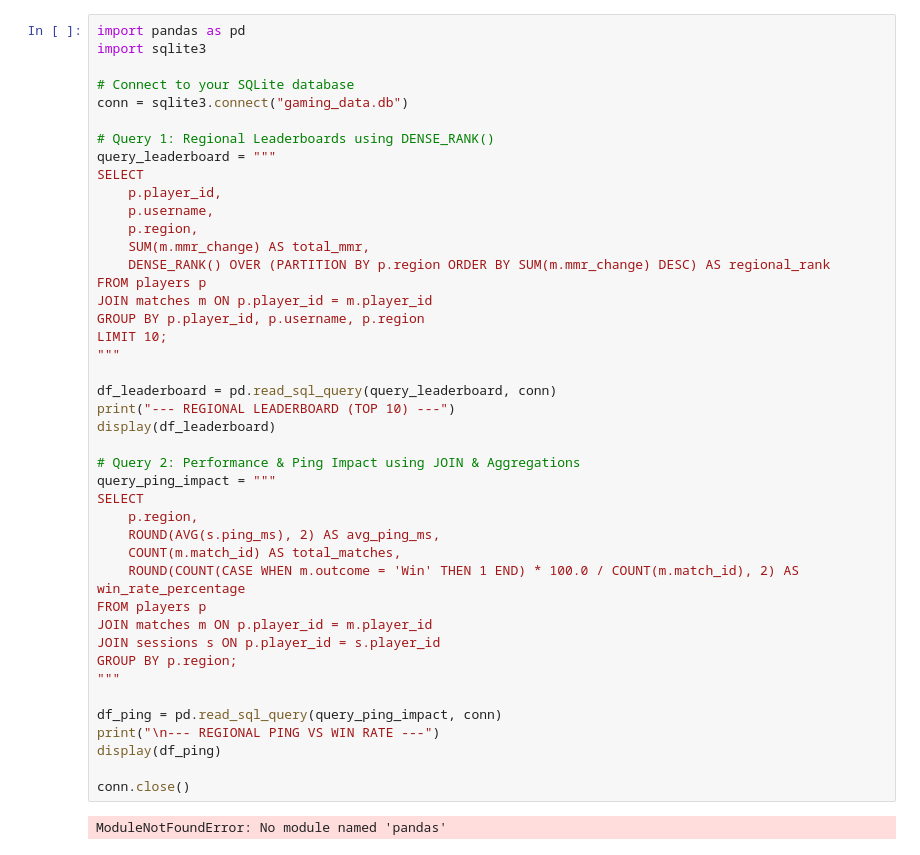
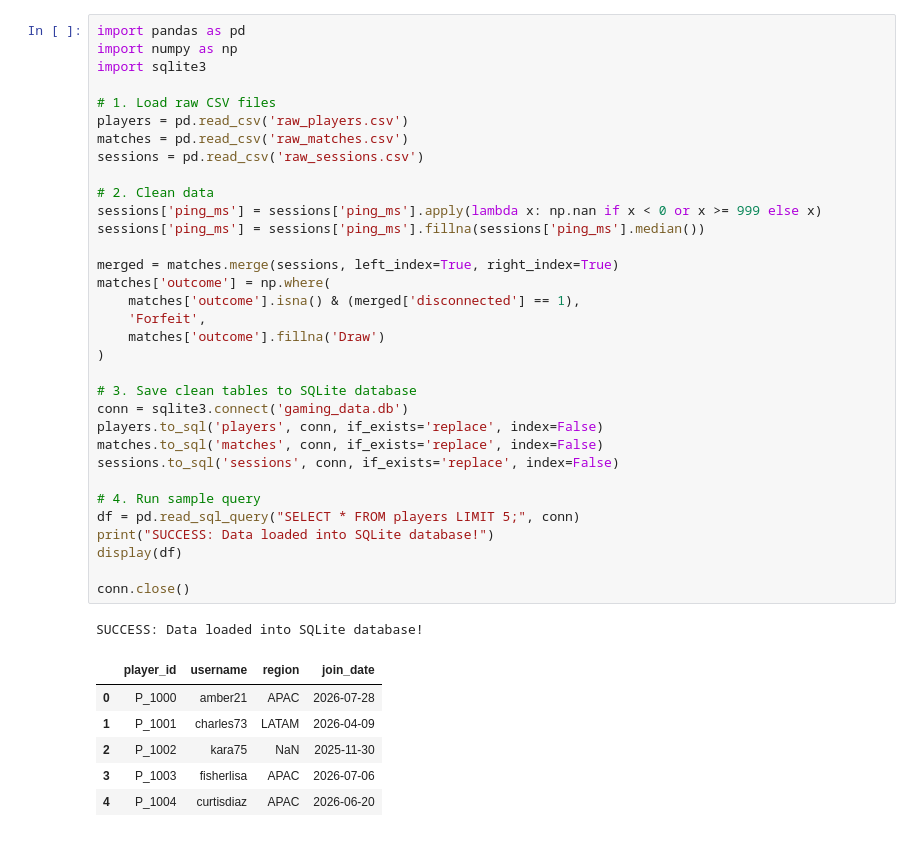
Before and after one commit to tejuramesh107-png/gaming_rank_analyzer, a Jupyter notebook: wrangling.ipynb, the cells around one changed output. Cells and saved outputs as stored; diff of their text form.

```diff
--- a/wrangling.ipynb
+++ b/wrangling.ipynb
@@ -1,45 +1,41 @@
 # %%
 import pandas as pd
+import numpy as np
 import sqlite3
 
-# Connect to your SQLite database
-conn = sqlite3.connect("gaming_data.db")
+# 1. Load raw CSV files
+players = pd.read_csv('raw_players.csv')
+matches = pd.read_csv('raw_matches.csv')
+sessions = pd.read_csv('raw_sessions.csv')
 
-# Query 1: Regional Leaderboards using DENSE_RANK()
-query_leaderboard = """
-SELECT
-    p.player_id,
-    p.username,
-    p.region,
-    SUM(m.mmr_change) AS total_mmr,
-    DENSE_RANK() OVER (PARTITION BY p.region ORDER BY SUM(m.mmr_change) DESC) AS regional_rank
-FROM players p
-JOIN matches m ON p.player_id = m.player_id
-GROUP BY p.player_id, p.username, p.region
-LIMIT 10;
-"""
+# 2. Clean data
+sessions['ping_ms'] = sessions['ping_ms'].apply(lambda x: np.nan if x < 0 or x >= 999 else x)
+sessions['ping_ms'] = sessions['ping_ms'].fillna(sessions['ping_ms'].median())
 
-df_leaderboard = pd.read_sql_query(query_leaderboard, conn)
-print("--- REGIONAL LEADERBOARD (TOP 10) ---")
-display(df_leaderboard)
+merged = matches.merge(sessions, left_index=True, right_index=True)
+matches['outcome'] = np.where(
+    matches['outcome'].isna() & (merged['disconnected'] == 1),
+    'Forfeit',
+    matches['outcome'].fillna('Draw')
+)
 
-# Query 2: Performance & Ping Impact using JOIN & Aggregations
-query_ping_impact = """
-SELECT
-    p.region,
-    ROUND(AVG(s.ping_ms), 2) AS avg_ping_ms,
-    COUNT(m.match_id) AS total_matches,
-    ROUND(COUNT(CASE WHEN m.outcome = 'Win' THEN 1 END) * 100.0 / COUNT(m.match_id), 2) AS win_rate_percentage
-FROM players p
-JOIN matches m ON p.player_id = m.player_id
-JOIN sessions s ON p.player_id = s.player_id
-GROUP BY p.region;
-"""
+# 3. Save clean tables to SQLite database
+conn = sqlite3.connect('gaming_data.db')
+players.to_sql('players', conn, if_exists='replace', index=False)
+matches.to_sql('matches', conn, if_exists='replace', index=False)
+sessions.to_sql('sessions', conn, if_exists='replace', index=False)
 
-df_ping = pd.read_sql_query(query_ping_impact, conn)
-print("\n--- REGIONAL PING VS WIN RATE ---")
-display(df_ping)
+# 4. Run sample query
+df = pd.read_sql_query("SELECT * FROM players LIMIT 5;", conn)
+print("SUCCESS: Data loaded into SQLite database!")
+display(df)
 
 conn.close()
 # %% [output]
-ModuleNotFoundError: No module named 'pandas'
+SUCCESS: Data loaded into SQLite database!
+|  | player_id | username | region | join_date |
+| 0 | P_1000 | amber21 | APAC | 2026-07-28 |
+| 1 | P_1001 | charles73 | LATAM | 2026-04-09 |
+| 2 | P_1002 | kara75 | NaN | 2025-11-30 |
+| 3 | P_1003 | fisherlisa | APAC | 2026-07-06 |
+| 4 | P_1004 | curtisdiaz | APAC | 2026-06-20 |
```
Also changed, not shown: parts of 2 cells of this notebook.
